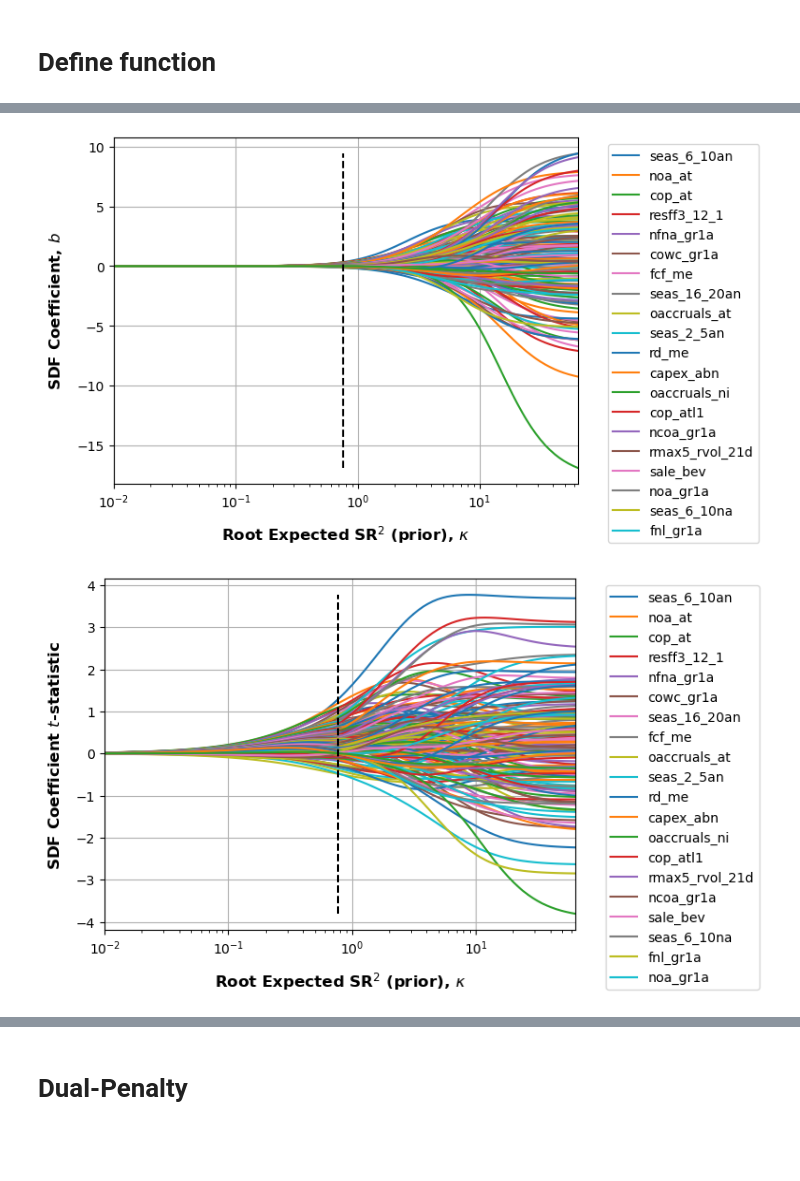
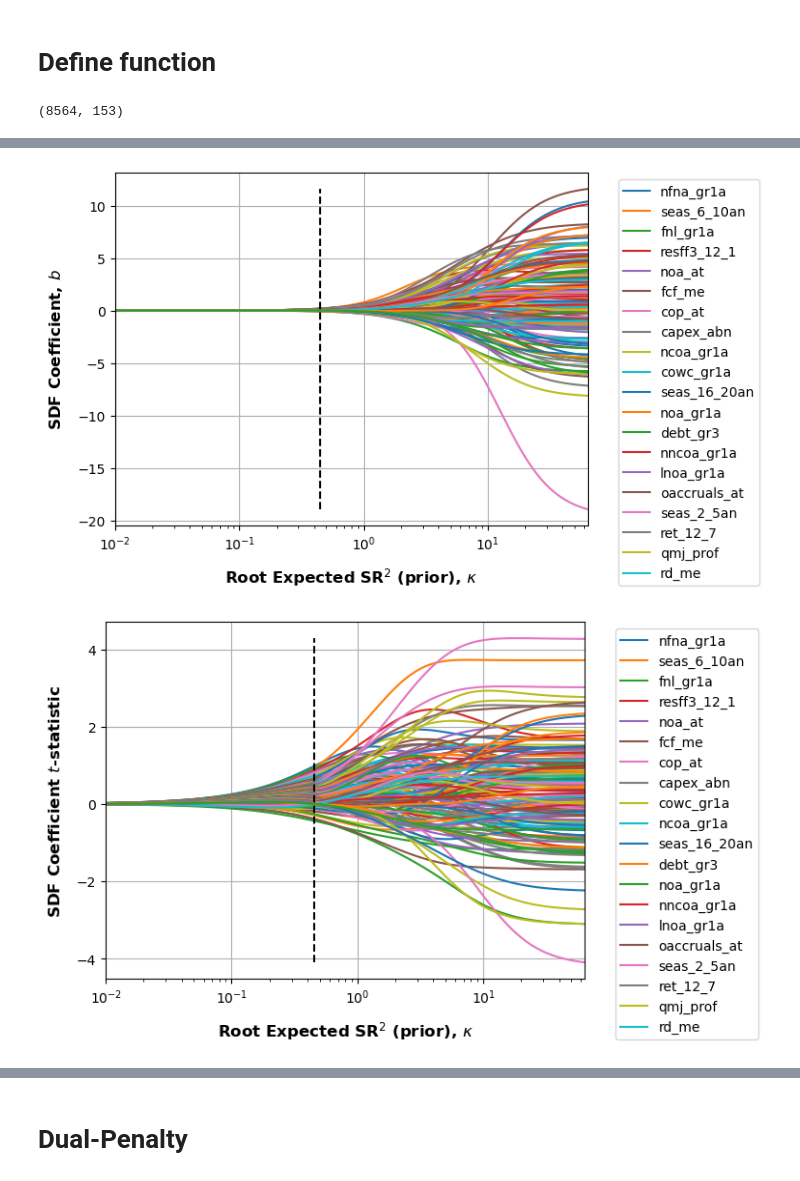
Before and after one commit to simmelholt/ML-codes, a Jupyter notebook: Master Thesis.ipynb, the cells around one changed output, grey strips where cells are left out. Saved outputs shown, nothing was run; the diff lists cells and outputs as text; code cells hidden in the pictures; blank space fills up the shorter version.

```diff
--- a/Master Thesis.ipynb
+++ b/Master Thesis.ipynb
@@ -437,7 +436,7 @@ def SCS_L2est(dates, re, market, freq, anomalies, parameters):
         'objective': 'CSR2',
         'ignore_scale': False,
         'kfold': 3,
-        'oos_test_date': dates.iloc[-500],
+        'oos_test_date': dates.iloc[-1700],
         'freq': freq,
         'rotate_PC': False,
         'demarket_conditionally': False,
@@ -535,7 +534,7 @@ def SCS_L2est(dates, re, market, freq, anomalies, parameters):
     parameters['n'] = n
 
     # Rotate into PC space if requested and change file suffix
-    if parameters.get('rotate_PC', False):
+    if parameters.get('rotate_PC', True):
         # Use training sample to form eigenvectors
         _, _, Q = np.linalg.svd(np.cov(r_train, rowvar=False))
         r_train = np.dot(r_train, Q)
@@ -678,8 +677,12 @@ def SCS_L2est(dates, re, market, freq, anomalies, parameters):
     table_L2coefs(phi[:, iL2opt], se[:, iL2opt], anomalies, parameters)
 
     return estimates
+# %%
+df_daily_squeezed.shape
+# %% [output]
+(8564, 153)
 # %%
-test = SCS_L2est(daily_date_series,df_daily_squeezed,spx_daily_ret_squeezed,365, daily_unique_values, {})
+test = SCS_L2est(daily_date_series,df_daily_squeezed,spx_daily_ret_squeezed,252, daily_unique_values, {})
 # %% [output]
 0
 1
@@ -701,3 +704,3 @@ test = SCS_L2est(daily_date_series,df_daily_squeezed,spx_daily_ret_squeezed,365,
 [figure]
-[figure, old version]
+[figure, new version]
-[figure, old version]
+[figure, new version]
```
Also changed, not shown: parts of 42 cells of this notebook, 1 other file.
